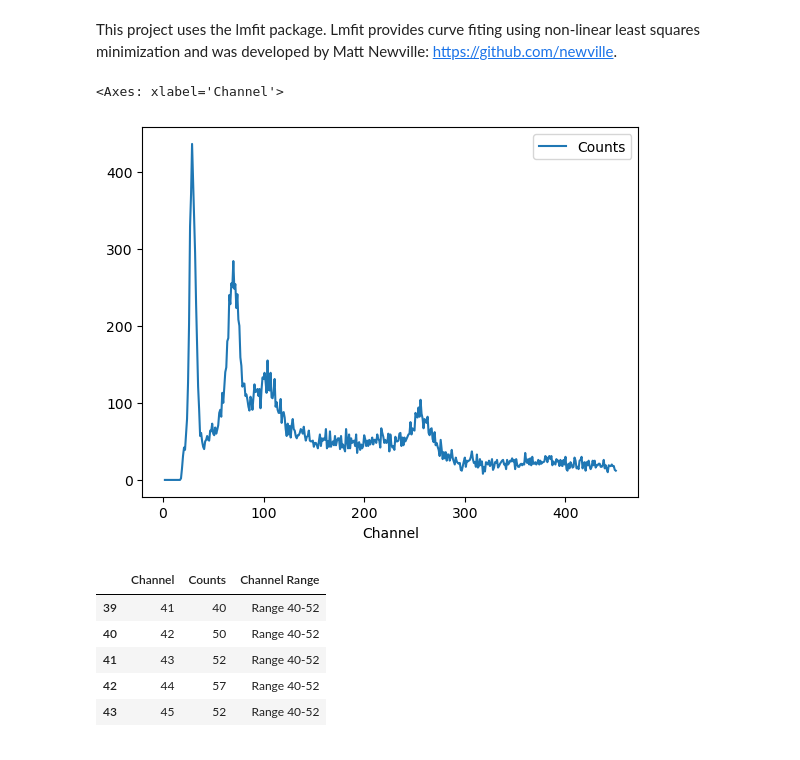
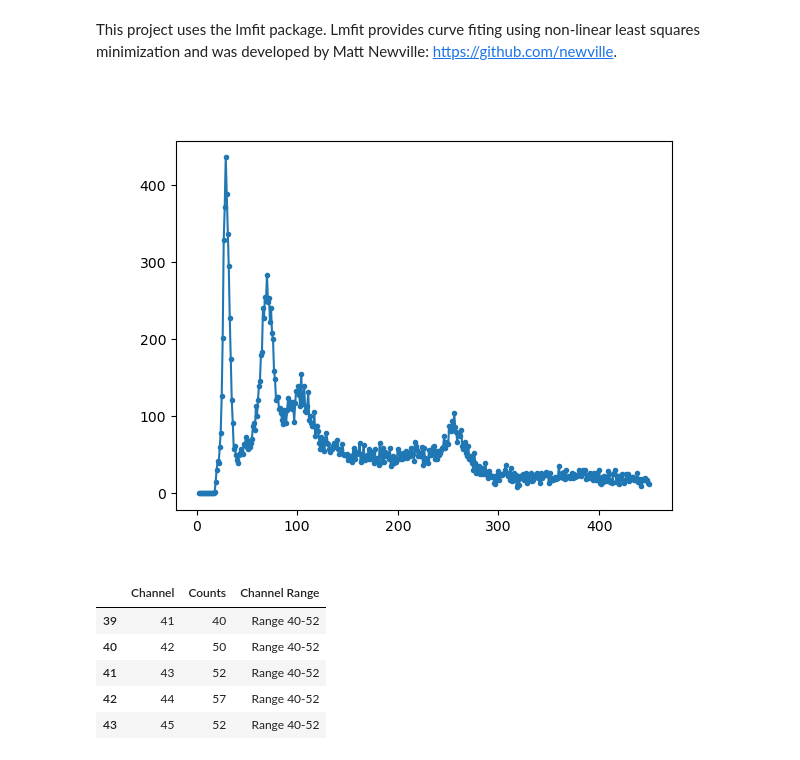
Before and after one commit to Al-1n/Compton, a Jupyter notebook: 0.3.Uncalibrated_Ba_Spectrum.ipynb, the cells around one changed output. Saved outputs shown, nothing was run; the diff lists cells and outputs as text; code cells hidden in the pictures.

```diff
--- a/0.3.Uncalibrated_Ba_Spectrum.ipynb
+++ b/0.3.Uncalibrated_Ba_Spectrum.ipynb
@@ -23,20 +23,21 @@ from scipy.optimize import curve_fit
 from scipy.signal import find_peaks
 # %%
 #Uncomment the next line to make the graph interactive
-#%matplotlib widget
-%matplotlib inline
+%matplotlib widget
+#%matplotlib inline
 
 # Load the data
 df = pd.read_csv("./Data/Ba133_vs_channel.csv", sep=" ")
 df.rename(columns={"1": "Channel", "0": "Counts"}, inplace=True)
 
 df = df[df['Channel'] <= 450]
 
 #preview the spectrum
-df.plot(x = 'Channel', y = 'Counts')
+plt.plot('Channel', 'Counts', data = df, marker = ".")
+
+plt.show()
 # %% [output]
-<Axes: xlabel='Channel'>
-[figure, old version]
+[figure, new version]
 # %%
 # Define the channel ranges
 channel_ranges = [0, 40, 52, 85, 97, 150, 192, 230, 295, 450]
```
Also changed, not shown: parts of 1 cell of this notebook, 6 other files.
